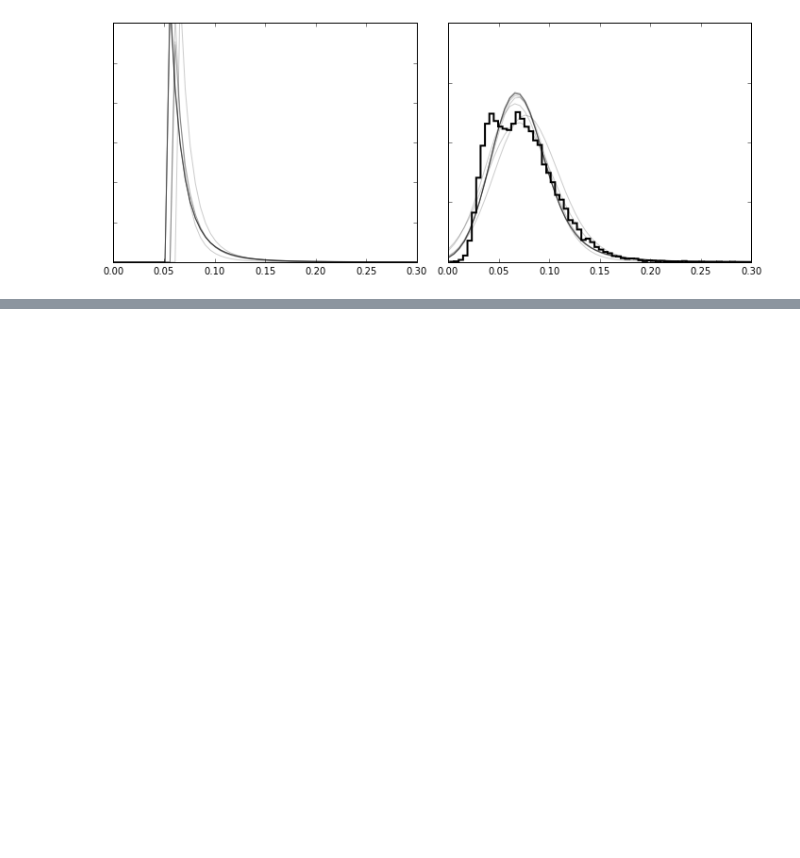
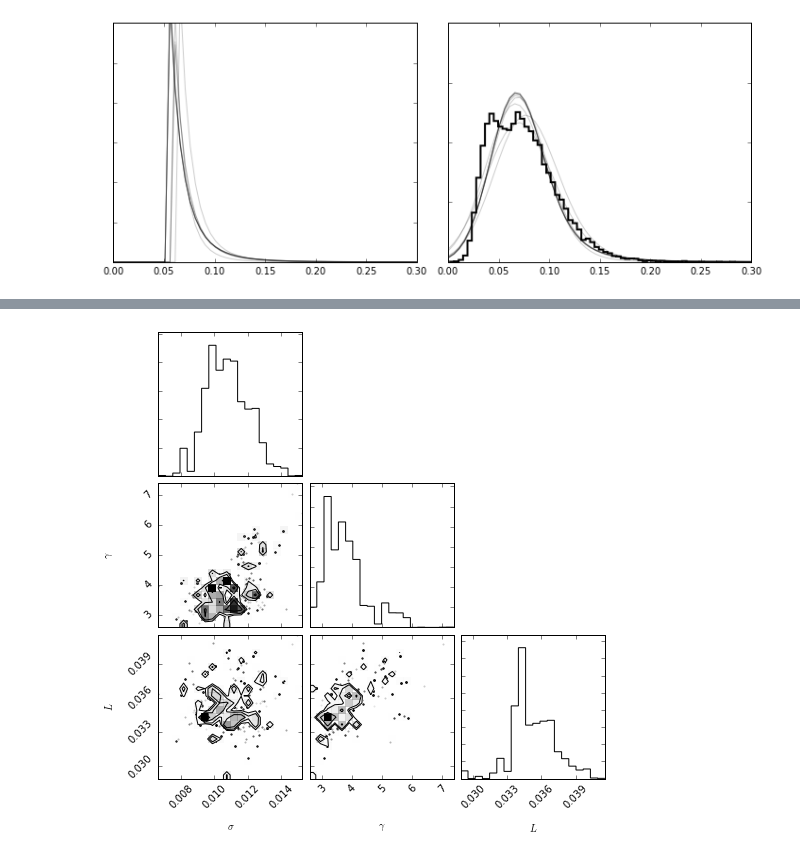
Before and after one commit to astroJeff/filament_widths, a Jupyter notebook: notebooks/Power law.ipynb, the cells around one changed output, grey strips where cells are left out. Saved outputs shown, nothing was run; the diff lists cells and outputs as text; code cells hidden in the pictures; blank space fills up the shorter version.

```diff
--- a/notebooks/Power law.ipynb
+++ b/notebooks/Power law.ipynb
@@ -437,0 +524,4 @@ plt.show()
+# %%
+start_time = time.time()
+sampler = power_law_gaussian_no_U.run_emcee(filaments_04, nburn=200, nrun=200)
+print "Simulation took", time.time()-start_time, "seconds"
@@ -437,0 +530,8 @@ plt.show()
+# %%
+labels = ["$\sigma$","$\gamma$","$L$"]
+contourf_kwargs = {'bins':20}
+corner.corner(sampler.flatchain, labels=labels, **contourf_kwargs)
+
+plt.show()
+# %% [output]
+[figure, added]
```
Also changed, not shown: parts of 9 cells of this notebook, 1 other file.
